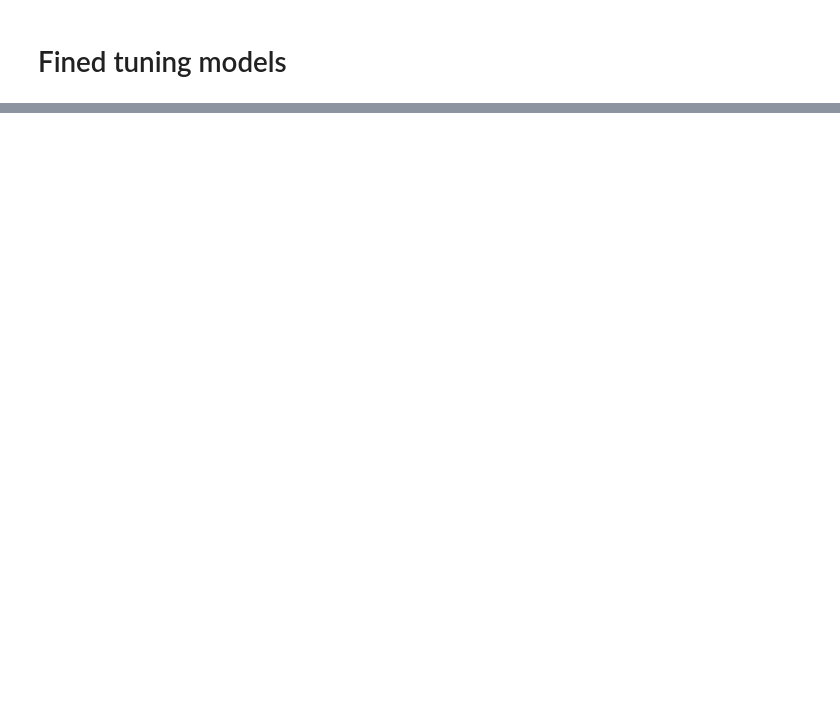
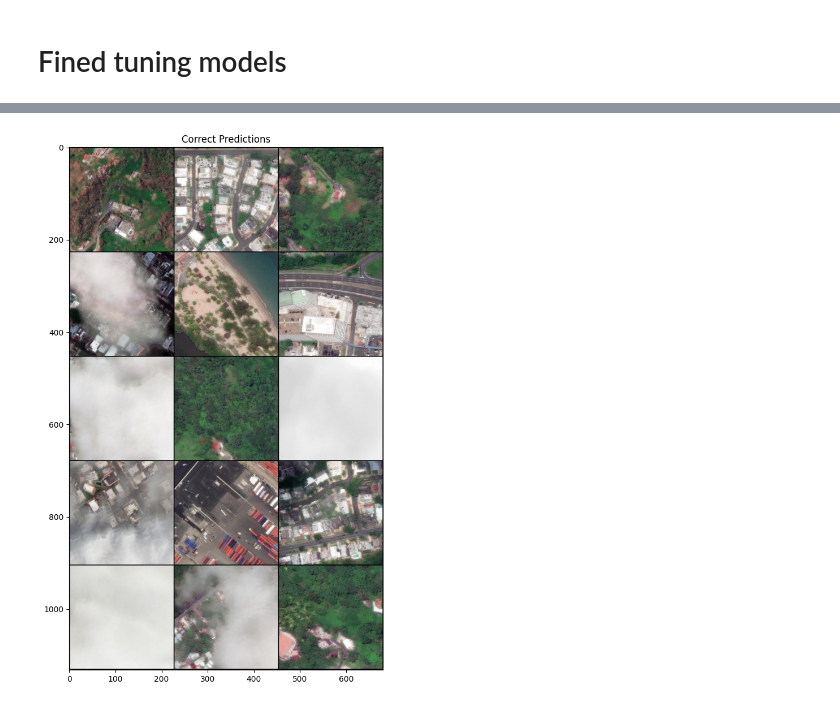
Before and after one commit to Matth-info/damaged-building-detector, a Jupyter notebook: fine_tuning_models.ipynb, the cells around one changed output, grey strips where cells are left out. Saved outputs shown, nothing was run; the diff lists cells and outputs as text; code cells hidden in the pictures; blank space fills up the shorter version.

```diff
--- a/fine_tuning_models.ipynb
+++ b/fine_tuning_models.ipynb
@@ -86,0 +283,92 @@ load_and_visualize(f"Post_Event_Grids_mask_jpeg/tile_{i}_{j}_mask.jpg")
+# %%
+import matplotlib.pyplot as plt
+import numpy as np
+import torch
+from torchvision.utils import make_grid
+
+
+def unnormalize(img, mean=[0.485, 0.456, 0.406], std=[0.229, 0.224, 0.225]):
+    mean = torch.tensor(mean).view(3, 1, 1)
+    std = torch.tensor(std).view(3, 1, 1)
+    img = img * std + mean  # Unnormalize
+    return img
+
+
+# Function to show images (helper function)
+def imshow(img, title=None):
+    img = unnormalize(img)
+    npimg = img.numpy()
+    plt.imshow(np.transpose(npimg, (1, 2, 0)))
+    if title is not None:
+        plt.title(title)
+    plt.show()
+
+# Show images in a grid
+def show_image_grid(images, labels, preds, class_names, title):
+    images = [unnormalize(img) for img in images]
+    images = make_grid(images, nrow=3)
+    npimg = images.numpy()
+    plt.figure(figsize=(12, 12))
+    plt.imshow(np.transpose(npimg, (1, 2, 0)))
+    plt.title(title)
+    plt.show()
+
+
+# Function to visualize model performance in a grid
+def visualize_model_performance_grid(model, val_loader, device, class_names, num_images=6):
+    model.eval()  # Set the model to evaluation mode
+
+    correct_images = []
+    correct_labels = []
+    correct_preds = []
+    incorrect_images = []
+    incorrect_labels = []
+    incorrect_preds = []
+
+    with torch.no_grad():
+        for inputs, labels in val_loader:
+            inputs, labels = inputs.to(device), labels.to(device)
+            outputs = model(inputs)
+            _, preds = torch.max(outputs, 1)
+
+            # Collect correct predictions
+            for i in range(inputs.size(0)):
+                if preds[i] == labels[i] and len(correct_images) < num_images // 2:
+                    correct_images.append(inputs[i].cpu())
+                    correct_labels.append(labels[i].cpu())
+                    correct_preds.append(preds[i].cpu())
+
+                # Collect incorrect predictions
+                elif preds[i] != labels[i] and len(incorrect_images) < num_images // 2:
+                    incorrect_images.append(inputs[i].cpu())
+                    incorrect_labels.append(labels[i].cpu())
+                    incorrect_preds.append(preds[i].cpu())
+
+            # Stop when we have enough correct and incorrect images
+            if len(correct_images) >= num_images // 2 and len(incorrect_images) >= num_images // 2:
+                break
+
+    # Show correct predictions in a grid
+    if correct_images:
+        show_image_grid(
+            torch.stack(correct_images),
+            correct_labels,
+            correct_preds,
+            class_names,
+            title="Correct Predictions"
+        )
+
+    # Show incorrect predictions in a grid
+    if incorrect_images:
+        show_image_grid(
+            torch.stack(incorrect_images),
+            incorrect_labels,
+            incorrect_preds,
+            class_names,
+            title="Incorrect Predictions"
+        )
+
+# Example usage:
+visualize_model_performance_grid(model, val_loader, device, full_dataset.classes, num_images=30)
+# %% [output]
+[figure, added]
```
Also changed, not shown: parts of 10 cells of this notebook, 3 other files.
